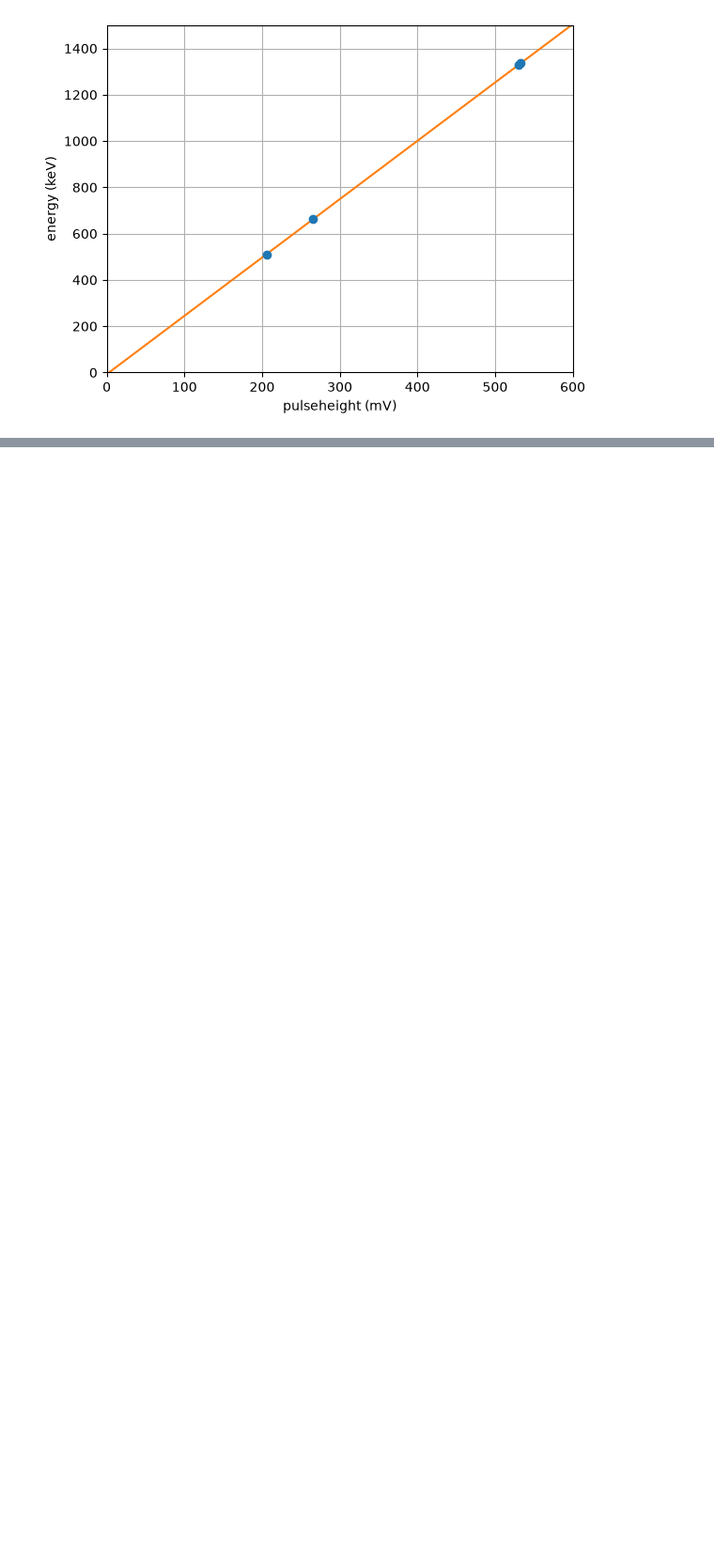
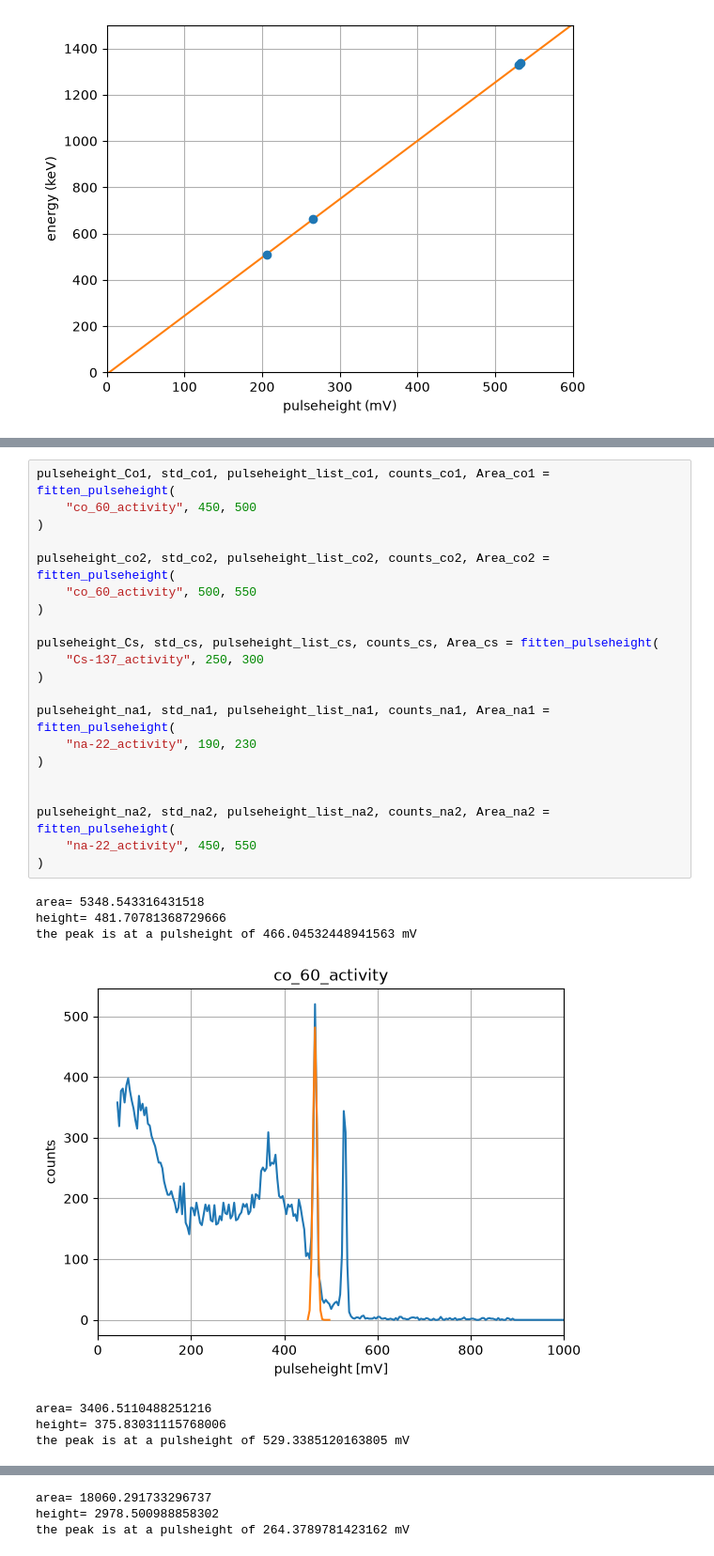
Before and after one commit to edwarddrenth/NSP2-particle-physics, a Jupyter notebook: fit.ipynb, the cells around one changed output, grey strips where cells are left out. Shown at 94% size. Cells and saved outputs as stored; diff of their text form; blank space fills up the shorter version.

```diff
--- a/fit.ipynb
+++ b/fit.ipynb
@@ -446,3 +459,32 @@ the error on E is 9.703066905038616
 the energy range is 1257.8610927129612 - 1277.2672265230385
 the possible isotopes are ['Na-22 ', 'Eu-154 ']
 ['Na-22 ', 'Eu-154 ']
+# %%
+pulseheight_Co1, std_co1, pulseheight_list_co1, counts_co1, Area_co1 = fitten_pulseheight(
+    "co_60_activity", 450, 500
+)
+
+pulseheight_co2, std_co2, pulseheight_list_co2, counts_co2, Area_co2 = fitten_pulseheight(
+    "co_60_activity", 500, 550
+)
+
+pulseheight_Cs, std_cs, pulseheight_list_cs, counts_cs, Area_cs = fitten_pulseheight(
+    "Cs-137_activity", 250, 300
+)
+
+pulseheight_na1, std_na1, pulseheight_list_na1, counts_na1, Area_na1 = fitten_pulseheight(
+    "na-22_activity", 190, 230
+)
+
+
+pulseheight_na2, std_na2, pulseheight_list_na2, counts_na2, Area_na2 = fitten_pulseheight(
+    "na-22_activity", 450, 550
+)
+# %% [output]
+area= 5348.543316431518
+height= 481.70781368729666
+the peak is at a pulsheight of 466.04532448941563 mV
+[figure, added]
+area= 3406.5110488251216
+height= 375.83031115768006
+the peak is at a pulsheight of 529.3385120163805 mV
@@ -448,0 +492,3 @@ the possible isotopes are ['Na-22 ', 'Eu-154 ']
+area= 18060.291733296737
+height= 2978.500988858302
+the peak is at a pulsheight of 264.3789781423162 mV
```
Also changed, not shown: parts of 7 cells of this notebook, 3 other files.
